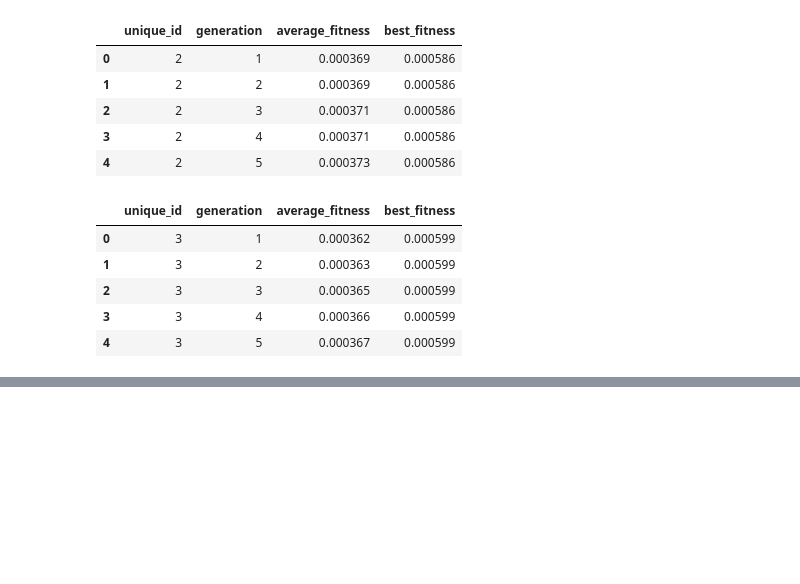
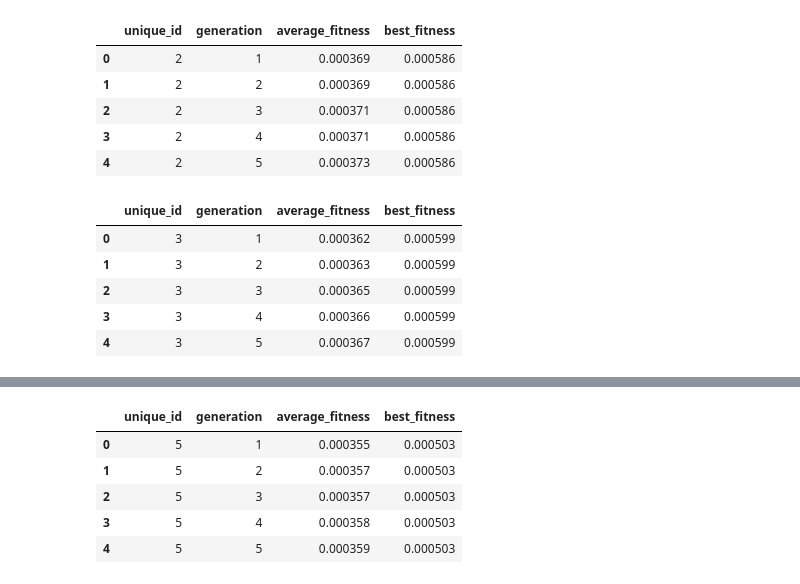
Before and after one commit to m-mathilde34/Traveling-Salesman-Analysis, a Jupyter notebook: notebooks/results_analysis.ipynb, the cells around one changed output, grey strips where cells are left out. Saved outputs shown, nothing was run; the diff lists cells and outputs as text; code cells hidden in the pictures; blank space fills up the shorter version.

```diff
--- a/notebooks/results_analysis.ipynb
+++ b/notebooks/results_analysis.ipynb
@@ -43,0 +56,12 @@ dataframe3.head()
+# %%
+filename5 = "5_GA_SimpleCities_005_Results.csv"
+
+dataframe5 = pd.read_csv(path_to_data + filename5)
+dataframe5.head()
+# %% [output]
+|  | unique_id | generation | average_fitness | best_fitness |
+| 0 | 5 | 1 | 0.000355 | 0.000503 |
+| 1 | 5 | 2 | 0.000357 | 0.000503 |
+| 2 | 5 | 3 | 0.000357 | 0.000503 |
+| 3 | 5 | 4 | 0.000358 | 0.000503 |
+| 4 | 5 | 5 | 0.000359 | 0.000503 |
```
Also changed, not shown: parts of 3 cells of this notebook, 4 other files.
